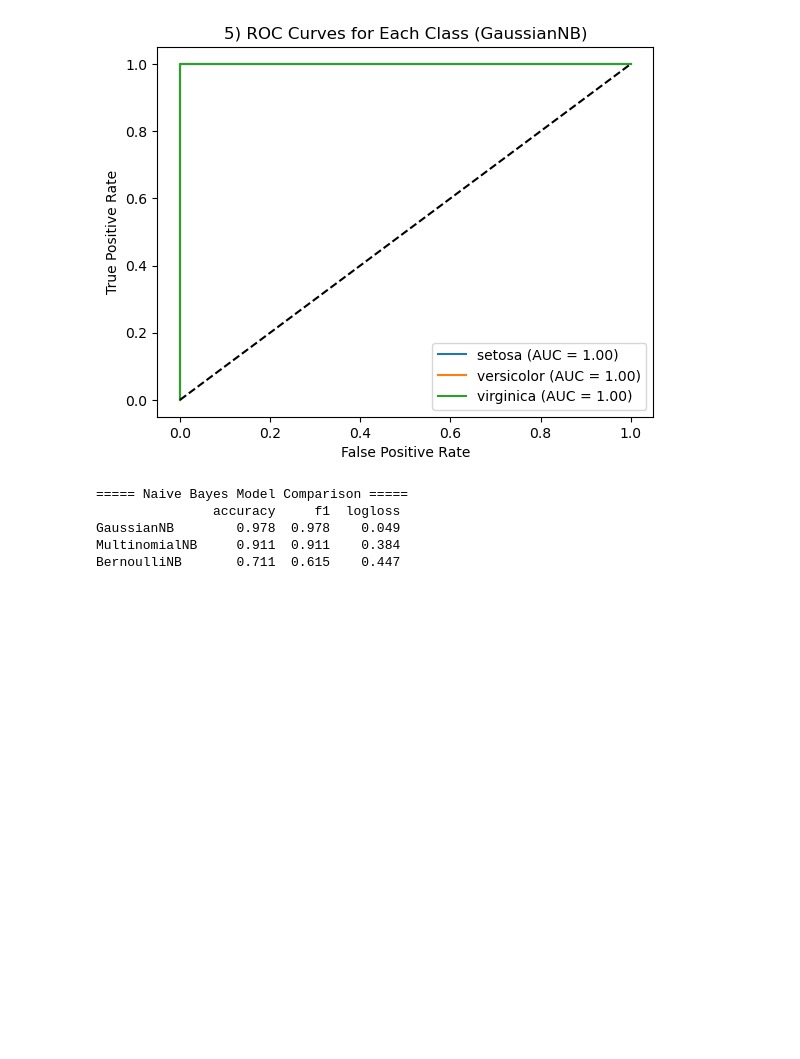
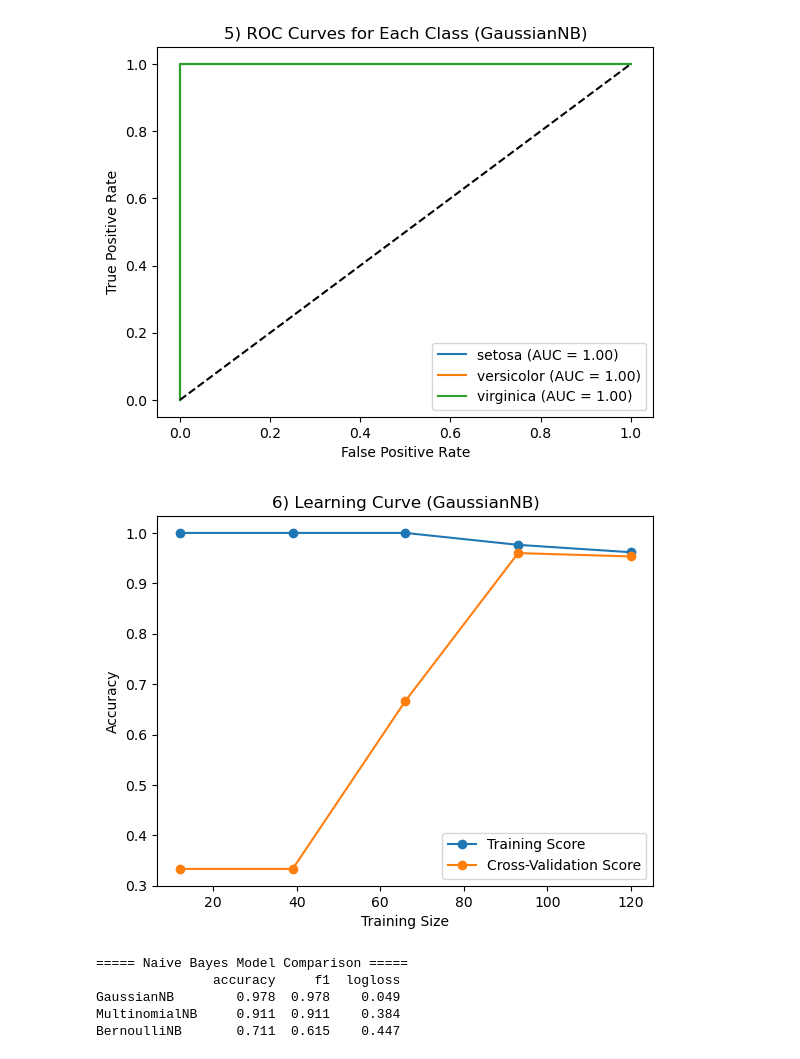
Before and after one commit to varsha-ds/Machine-Learning-Graphs, a Jupyter notebook: Special Models/NB.ipynb, the cells around one changed output. Cells and saved outputs as stored; diff of their text form; code cells hidden in the pictures; blank space fills up the shorter version.

```diff
--- a/Special Models/NB.ipynb
+++ b/Special Models/NB.ipynb
@@ -117,4 +123,28 @@ plt.legend()
 plt.show()
 # %% [output]
 [figure]
+# %%
+# 6) Learning Curve
+
+"""
+- Plot name: Learning Curve
+- Purpose: Track how accuracy evolves with more training data.
+- Why use it: Identify underfitting, overfitting, or sufficient data.
+- When to use: Before deployment or retraining.
+- X-axis: Number of training samples
+- Y-axis: Accuracy
+- Intuition: Plateau → model has learned all it can; divergence → bias or variance issues.
+"""
+from sklearn.model_selection import learning_curve
+train_sizes, train_scores, test_scores = learning_curve(GaussianNB(), df[iris.feature_names], df['target'], cv=5, train_sizes=np.linspace(0.1,1.0,5))
+
+plt.plot(train_sizes, np.mean(train_scores, axis=1), 'o-', label="Training Score")
+plt.plot(train_sizes, np.mean(test_scores, axis=1), 'o-', label="Cross-Validation Score")
+plt.xlabel("Training Size")
+plt.ylabel("Accuracy")
+plt.title("6) Learning Curve (GaussianNB)")
+plt.legend()
+plt.show()
+# %% [output]
+[figure, added]
 # %%
```
Also changed, not shown: parts of 2 cells of this notebook.
